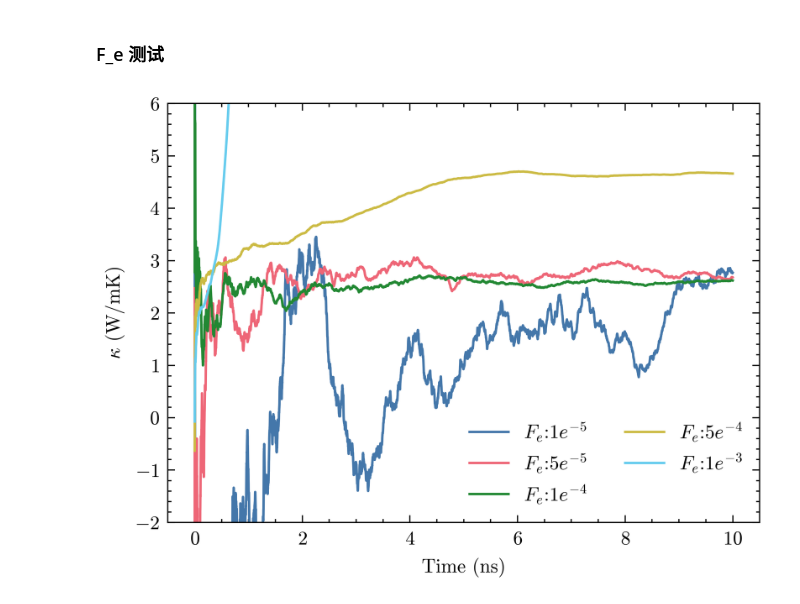
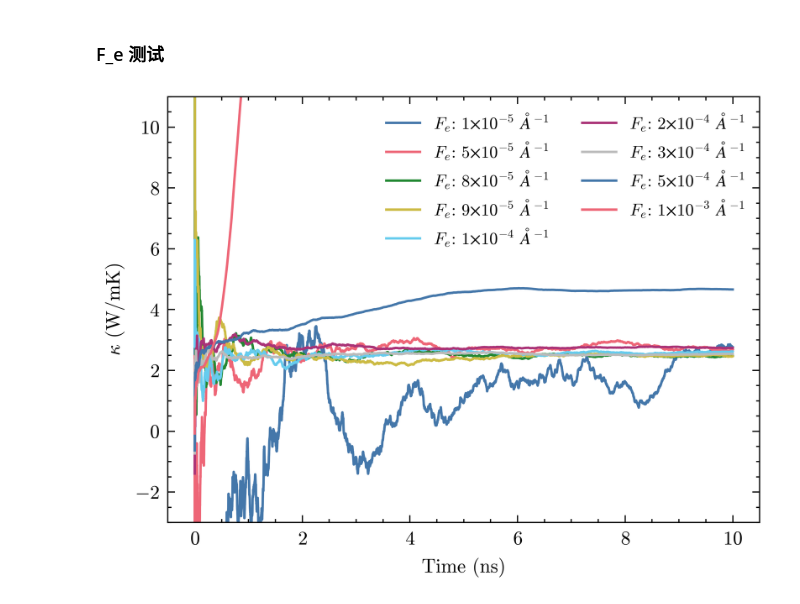
Before and after one commit to wangchr1617/learning, a Jupyter notebook: notes/GPUMD/GPUMD计算热导率/HNEMD.ipynb, the cells around one changed output. Drawn from its saved outputs; the diff is of its cells as text; code cells hidden in the pictures.

```diff
--- a/notes/GPUMD/GPUMD计算热导率/HNEMD.ipynb
+++ b/notes/GPUMD/GPUMD计算热导率/HNEMD.ipynb
@@ -139,38 +139,44 @@ plt.savefig('./kappa_temp.png', bbox_inches='tight')
 # %%
 import matplotlib.pyplot as plt
 import numpy as np
 import scienceplots
 
 plt.style.use(['science','ieee','no-latex','bright'])
 
 def _plot(ax, filepath, label):
     kappa = np.loadtxt(filepath)
     M = 10000 # 模拟时长
     Ns = kappa.shape[0] // M
     t = np.arange(M) * 0.001 # 单位设置为 ns
+    # kappa = np.sum(kappa[:, 0:2], axis=1) # 计算 x 方向热导率
+    # kappa = np.sum(kappa[:, 2:4], axis=1) # 计算 y 方向热导率
     kappa = np.array(kappa[:, 4]) # 计算 z 方向热导率
     kappa = kappa.reshape((Ns, M))
     kappa_cum = np.zeros((Ns, M))
     for ns in range(Ns):
         kappa_cum[ns, :] = np.cumsum(kappa[ns, :]) / np.arange(1, M+1)
     plt.plot(t, kappa_cum[0, :], linewidth=1, label=label)
 
 
 plt.figure(figsize=(4, 3))
 ax1 = plt.gca()
-_plot(ax1, "./Fe_test/1e-5.out", r"$F_e$:$1e^{-5}$")
-_plot(ax1, "./Fe_test/5e-5.out", r"$F_e$:$5e^{-5}$")
-_plot(ax1, "./Fe_test/1e-4.out", r"$F_e$:$1e^{-4}$")
-_plot(ax1, "./Fe_test/5e-4.out", r"$F_e$:$5e^{-4}$")
-_plot(ax1, "./Fe_test/1e-3.out", r"$F_e$:$1e^{-3}$")
+_plot(ax1, "./Fe_test/1e-5.out", r"$F_e$: $1 × 10^{-5}$ $Å^{-1}$")
+_plot(ax1, "./Fe_test/5e-5.out", r"$F_e$: $5 × 10^{-5}$ $Å^{-1}$")
+_plot(ax1, "./Fe_test/8e-5.out", r"$F_e$: $8 × 10^{-5}$ $Å^{-1}$")
+_plot(ax1, "./Fe_test/9e-5.out", r"$F_e$: $9 × 10^{-5}$ $Å^{-1}$")
+_plot(ax1, "./Fe_test/1e-4.out", r"$F_e$: $1 × 10^{-4}$ $Å^{-1}$")
+_plot(ax1, "./Fe_test/2e-4.out", r"$F_e$: $2 × 10^{-4}$ $Å^{-1}$")
+_plot(ax1, "./Fe_test/3e-4.out", r"$F_e$: $3 × 10^{-4}$ $Å^{-1}$")
+_plot(ax1, "./Fe_test/5e-4.out", r"$F_e$: $5 × 10^{-4}$ $Å^{-1}$")
+_plot(ax1, "./Fe_test/1e-3.out", r"$F_e$: $1 × 10^{-3}$ $Å^{-1}$")
 
 plt.xticks(range(0, 11, 2))
-plt.ylim([-2, 6])
+plt.ylim([-3, 11])
 plt.xlabel('Time (ns)')
 plt.ylabel(r'$\kappa$ (W/mK)')
-plt.legend(ncols=2)
+plt.legend(ncols=2, fontsize=7)
 
 plt.tight_layout()
 plt.savefig('./Fe_test.png', bbox_inches='tight')
 # %% [output]
-[figure, old version]
+[figure, new version]
```
Also changed, not shown: 17 other files.
